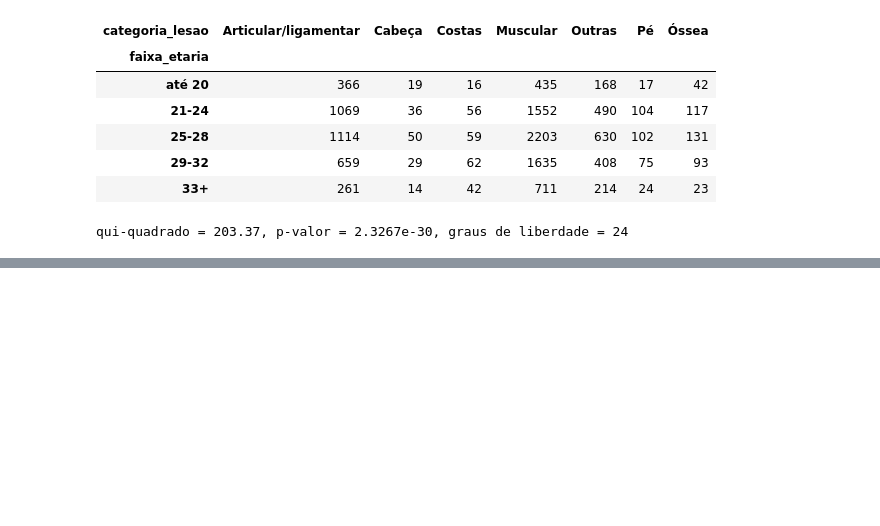
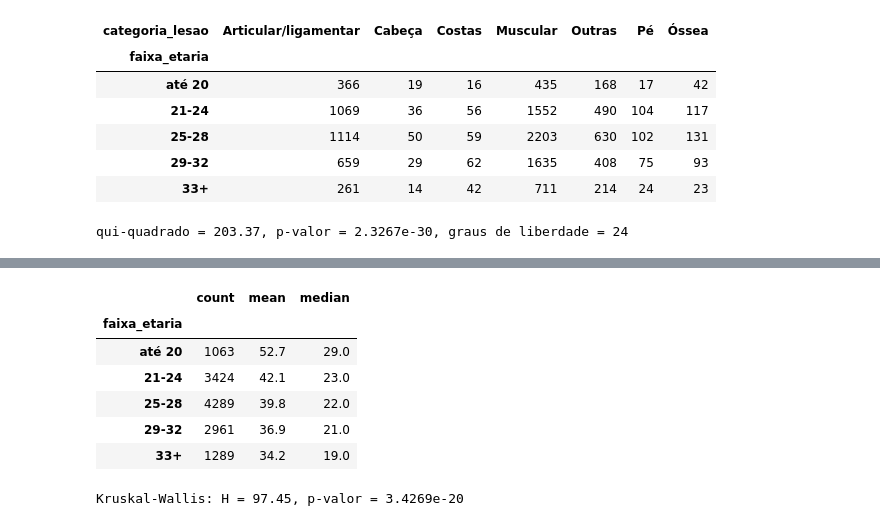
Before and after one commit to PedroLovatto99/ciencia-dados-trabalho_EDA, a Jupyter notebook: ciencia_dados_trabalho.ipynb, the cells around one changed output, grey strips where cells are left out. Drawn from its saved outputs; the diff is of its cells as text; code cells hidden in the pictures; blank space fills up the shorter version.

```diff
--- a/ciencia_dados_trabalho.ipynb
+++ b/ciencia_dados_trabalho.ipynb
@@ -467,0 +474,18 @@ qui-quadrado = 203.37, p-valor = 2.3267e-30, graus de liberdade = 24
+# %%
+from scipy.stats import kruskal
+
+resumo = df.groupby('faixa_etaria')['dias_parado'].agg(['count', 'mean', 'median'])
+display(resumo.round(1))
+
+grupos = [df[df['faixa_etaria']==f]['dias_parado'] for f in df['faixa_etaria'].cat.categories]
+h, p = kruskal(*grupos)
+print(f"Kruskal-Wallis: H = {h:.2f}, p-valor = {p:.4e}")
+# %% [output]
+|  | count | mean | median |
+| faixa_etaria |  |  |  |
+| até 20 | 1063 | 52.7 | 29.0 |
+| 21-24 | 3424 | 42.1 | 23.0 |
+| 25-28 | 4289 | 39.8 | 22.0 |
+| 29-32 | 2961 | 36.9 | 21.0 |
+| 33+ | 1289 | 34.2 | 19.0 |
+Kruskal-Wallis: H = 97.45, p-valor = 3.4269e-20
```
Also changed, not shown: parts of 20 cells of this notebook.
